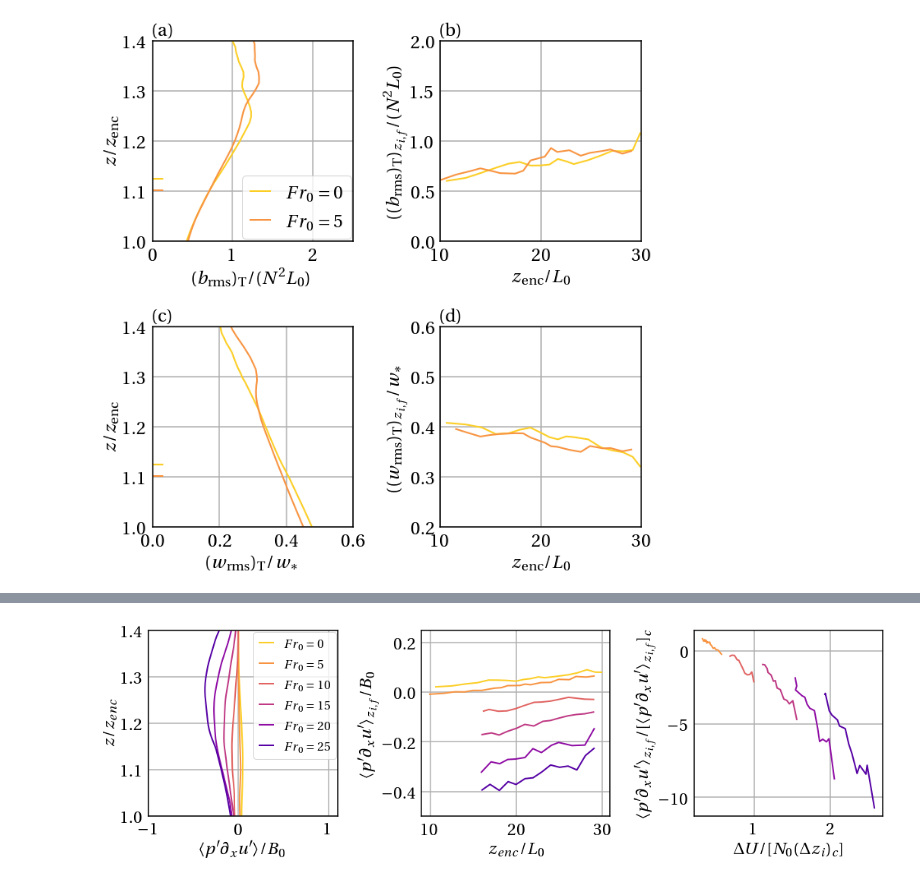
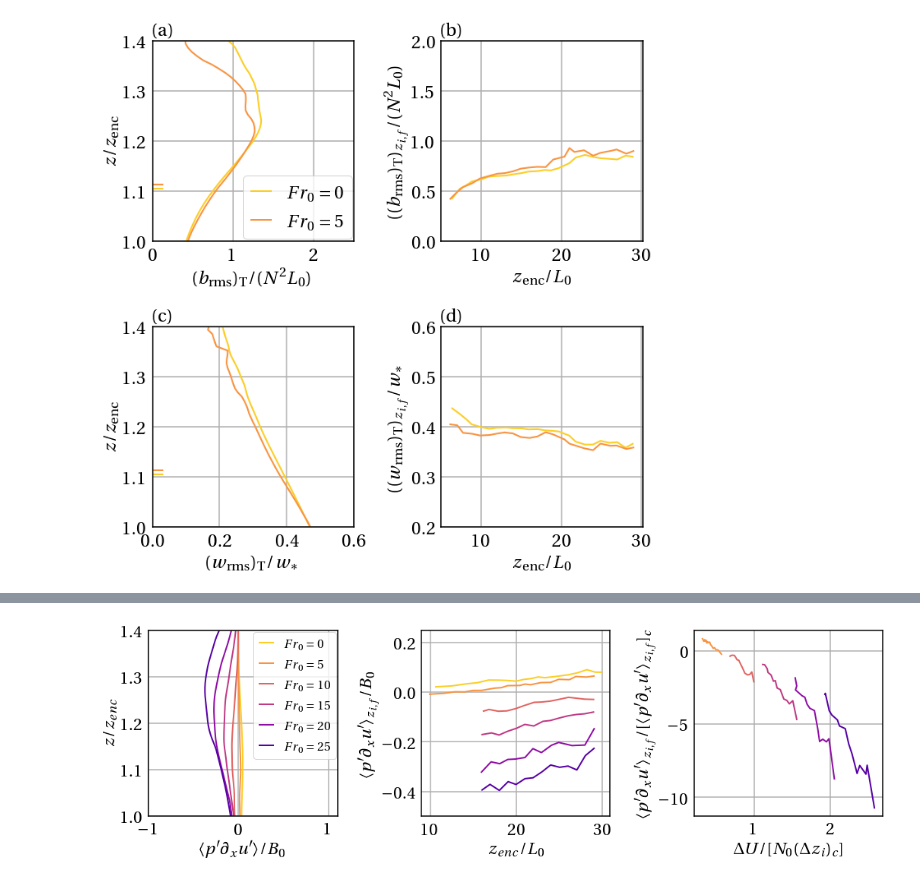
Before and after one commit to katherine-fodor/tlab-tools, a Jupyter notebook: stats_cond_time.ipynb, the cells around one changed output, grey strips where cells are left out. Saved outputs shown, nothing was run; the diff lists cells and outputs as text; code cells hidden in the pictures.

```diff
--- a/stats_cond_time.ipynb
+++ b/stats_cond_time.ipynb
@@ -46,8 +46,10 @@ def runningmean(timeseries,window):
 #######################################################################
 # Stats
 
-path_S0 = '/Volumes/Seagate/SCRATCH/qCBL_3D/Re025/1280x512x1280-S00/'
-path_S05 = '/Volumes/Seagate/SCRATCH/qCBL_3D/Re025/1280x512x1280-S05/'
+#path_S0 = '/Volumes/Seagate/SCRATCH/qCBL_3D/Re025/1280x512x1280-S00/'
+path_S0 = '/Volumes/Seagate/SCRATCH/qCBL_3D/Re025/2496x512x2496-S00/'
+path_S05_1 = '/Volumes/Seagate/SCRATCH/qCBL_3D/Re025/2496x512x2496-S05/'
+path_S05_2 = '/Volumes/Seagate/SCRATCH/qCBL_3D/Re025/1280x512x1280-S05/'
 path_S10 = '/Volumes/Seagate/SCRATCH/qCBL_3D/Re025/1280x512x1280-S10/'
 path_S15 = '/Volumes/Seagate/SCRATCH/qCBL_3D/Re025/1536x576x1536-S15/'
 path_S20_1 = '/Volumes/Seagate/SCRATCH/qCBL_3D/Re025/S20-1536x576x1536/'
@@ -144,8 +164,9 @@ S25_Prd_zif = [S25.Prd[n,S25.z_if_arg[n]] for n in range(0,S25.t_len)]
 # %%
 ## Conditional ##
 
-S0_vort_int = Conditional_Stats(path_S0+path_vort_S0+'int2000-54000.nc',path_S0+path_vort_S0+'Partition1/cavg2000-54000.nc',path_S0+path_vort_S0+'Partition2/cavg2000-54000.nc')
-S05_vort_int = Conditional_Stats(path_S05+path_vort_S05+'int2000-66000.nc',path_S05+path_vort_S05+'Partition1/cavg2000-66000.nc',path_S05+path_vort_S05+'Partition2/cavg2000-66000.nc')
+S0_vort_int = Conditional_Stats(path_S0+path_vort_S0+'int500-53000.nc',path_S0+path_vort_S0+'Partition1/cavg500-53000.nc',path_S0+path_vort_S0+'Partition2/cavg500-53000.nc')
+S05_vort_int_1 = Conditional_Stats(path_S05_1+path_vort_S05+'int500-20500.nc',path_S05_1+path_vort_S05+'Partition1/cavg500-20500.nc',path_S05_1+path_vort_S05+'Partition2/cavg500-20500.nc')
+S05_vort_int_2 = Conditional_Stats(path_S05_2+path_vort_S05+'int22000-66000.nc',path_S05_2+path_vort_S05+'Partition1/cavg22000-66000.nc',path_S05_2+path_vort_S05+'Partition2/cavg22000-66000.nc')
 S10_vort_int = Conditional_Stats(path_S10+path_vort_S10+'int14000-84000.nc',path_S10+path_vort_S10+'Partition1/cavg14000-84000.nc',path_S10+path_vort_S10+'Partition2/cavg14000-84000.nc')
 S15_vort_int = Conditional_Stats(path_S15+path_vort_S15+'int16000-92000.nc',path_S15+path_vort_S15+'Partition1/cavg16000-92000.nc',path_S15+path_vort_S15+'Partition2/cavg16000-92000.nc')
 S20_vort_int_1 = Conditional_Stats(path_S20_1+path_vort_S20+'int18000-34000.nc',path_S20_1+path_vort_S20+'Partition1/cavg18000-34000.nc',path_S20_1+path_vort_S20+'Partition2/cavg18000-34000.nc')
@@ -330,43 +391,41 @@ ax3.grid(True,linewidth=1.5)
 ax4.grid(True,linewidth=1.5)
 ax1.tick_params(bottom=False,left=False)
 ax2.tick_params(bottom=False,left=False)
 ax3.tick_params(bottom=False,left=False)
 ax4.tick_params(bottom=False,left=False)
 ax1.set_xlim(0,2.5)
 ax1.set_ylim(1,1.4)
-ax2.set_xlim(10,30)
 ax2.set_ylim(0,2)
 ax3.set_ylim(1,1.4)
 ax3.set_xlim(0,0.6)
 ax4.set_ylim(0.2,0.6)
-ax4.set_xlim(10,30)
-ax1.plot(np.mean(np.sqrt(S0_vort_int.P2S1Mom2[4:7,:]),axis=0)/(N**2*L0),S0.y/np.mean(S0.z_enc[4:7]),c=colors[0],label=r'$Fr_0=0$')
-ax1.plot(np.mean(np.sqrt(S05_vort_int.P2S1Mom2[4:7,:]),axis=0)/(N**2*L0),S05.y/np.mean(S05.z_enc[4:7],axis=0),c=colors[1],label=r'$Fr_0=5$')
+ax1.plot(np.mean(np.sqrt(S0_vort_int.P2S1Mom2[14:17,:]),axis=0)/(N**2*L0),S0.y/np.mean(S0.z_enc[14:17]),c=colors[0],label=r'$Fr_0=0$')
+ax1.plot(np.mean(np.sqrt(S05_vort_int_2.P2S1Mom2[:3,:]),axis=0)/(N**2*L0),S05_2.y/np.mean(S05_2.z_enc[:3],axis=0),c=colors[1],label=r'$Fr_0=5$')
 ax2.plot(S0.z_enc[1:-1]/L0,runningmean(np.sqrt(S0_vort_p2_s1_var_zif),1)/(N**2*L0),c=colors[0])
-ax2.plot(S05.z_enc[1:-1]/L0,runningmean(np.sqrt(S05_vort_p2_s1_var_zif),1)/(N**2*L0),c=colors[1])
-ax3.plot(np.mean(np.sqrt(S0_vort_int.P2VMom2[4:7,:]),axis=0)/np.mean((B0*S0.z_enc[4:7])**(1./3.)),S0.y/np.mean(S0.z_enc[4:7]),c=colors[0])
-ax3.plot(np.mean(np.sqrt(S05_vort_int.P2VMom2[4:7,:]),axis=0)/np.mean((B0*S05.z_enc[4:7])**(1./3.)),S05.y/np.mean(S05.z_enc[4:7]),c=colors[1])
+ax2.plot(time_S05[1:-1],runningmean(np.sqrt(S05_vort_p2_s1_var_zif),1)/(N**2*L0),c=colors[1])
+ax3.plot(np.mean(np.sqrt(S0_vort_int.P2VMom2[14:17,:]),axis=0)/np.mean((B0*S0.z_enc[14:17])**(1./3.)),S0.y/np.mean(S0.z_enc[14:17]),c=colors[0])
+ax3.plot(np.mean(np.sqrt(S05_vort_int_2.P2VMom2[:3,:]),axis=0)/np.mean((B0*S05_2.z_enc[:3])**(1./3.)),S05_2.y/np.mean(S05_2.z_enc[:3]),c=colors[1])
 ax4.plot(S0.z_enc[1:-1]/L0,runningmean(np.sqrt(S0_vort_p2_w_var_zif)/(B0*S0.z_enc)**(1./3.),1),c=colors[0],label=r'$Fr_0=0$')
-ax4.plot(S05.z_enc[2:-1]/L0,runningmean(np.sqrt(S05_vort_p2_w_var_zif[1:])/(B0*S0.z_enc)**(1./3.),1),c=colors[1],label=r'$Fr_0=5$')
-ax1.axhline(np.mean(S0.z_if[4:7]/S0.z_enc[4:7]),0,0.05,c=colors[0])
-ax1.axhline(np.mean(S05.z_if[4:7]/S05.z_enc[4:7]),0,0.05,c=colors[1])
-ax3.axhline(np.mean(S0.z_if[4:7]/S0.z_enc[4:7]),0,0.05,c=colors[0])
-ax3.axhline(np.mean(S05.z_if[4:7]/S05.z_enc[4:7]),0,0.05,c=colors[1])
+ax4.plot(time_S05[1:-1],runningmean(np.sqrt(S05_vort_p2_w_var_zif)/(B0*S0.z_enc)**(1./3.),1),c=colors[1],label=r'$Fr_0=5$')
+ax1.axhline(np.mean(S0.z_if[14:17]/S0.z_enc[14:17]),0,0.05,c=colors[0])
+ax1.axhline(np.mean(S05_2.z_if[:3]/S05_2.z_enc[:3]),0,0.05,c=colors[1])
+ax3.axhline(np.mean(S0.z_if[14:17]/S0.z_enc[14:17]),0,0.05,c=colors[0])
+ax3.axhline(np.mean(S05_2.z_if[:3]/S05_2.z_enc[:3]),0,0.05,c=colors[1])
 ax1.set_xlabel(r'$(b_\mathrm{rms})_\mathrm{T} /(N^2L_0)$')
 ax1.set_ylabel(r'$z/z_\mathrm{enc}$')
 ax1.set_title('(a)',fontsize=24,loc='left')
 ax2.set_xlabel(r'$z_\mathrm{enc}/L_0$')
 ax2.set_ylabel(r'$((b_\mathrm{rms})_\mathrm{T})_{z_{i,f}}/(N^2L_0)$')
 ax2.set_title('(b)',fontsize=24,loc='left')
 ax3.set_xlabel(r'$(w_\mathrm{rms})_\mathrm{T} / w_*$')
 ax3.set_ylabel(r'$z/z_\mathrm{enc}$')
 ax3.set_title('(c)',fontsize=24,loc='left')
 ax4.set_xlabel(r'$z_\mathrm{enc}/L_0$')
 ax4.set_ylabel(r'$((w_\mathrm{rms})_\mathrm{T})_{z_{i,f}}/w_*$')
 ax4.set_title('(d)',fontsize=24,loc='left')
 ax1.legend(loc='best',fontsize=24,handlelength=1,borderaxespad=0.1)
 plt.tight_layout()
 plt.savefig(opath+'s1_rms_w_rms_Fr0_Fr5.pdf',bbox_inches='tight')
 plt.show()
 # %% [output]
-[figure, old version]
+[figure, new version]
```
Also changed, not shown: parts of 14 cells of this notebook, 3 other files.
